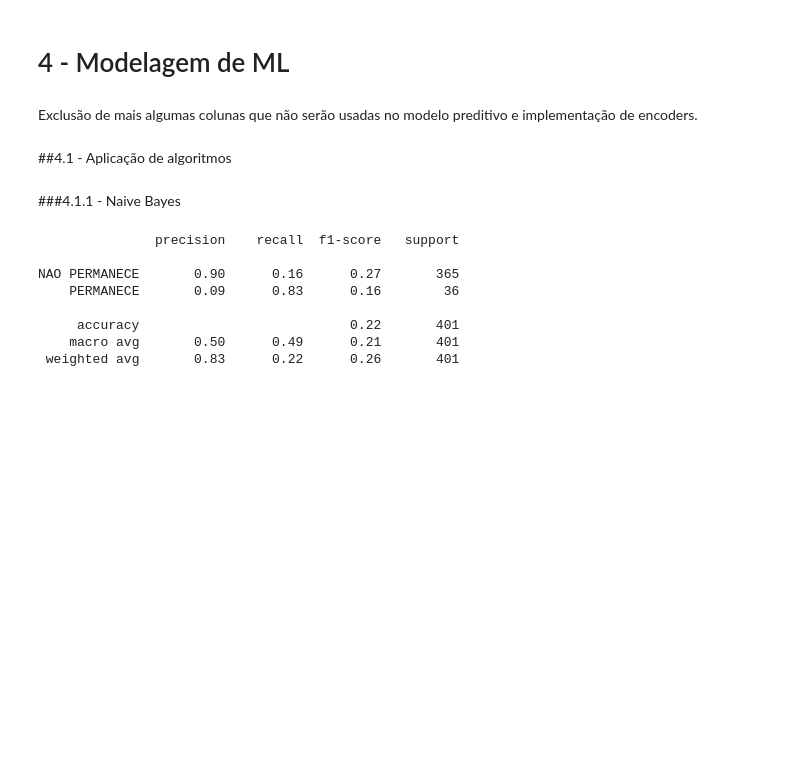
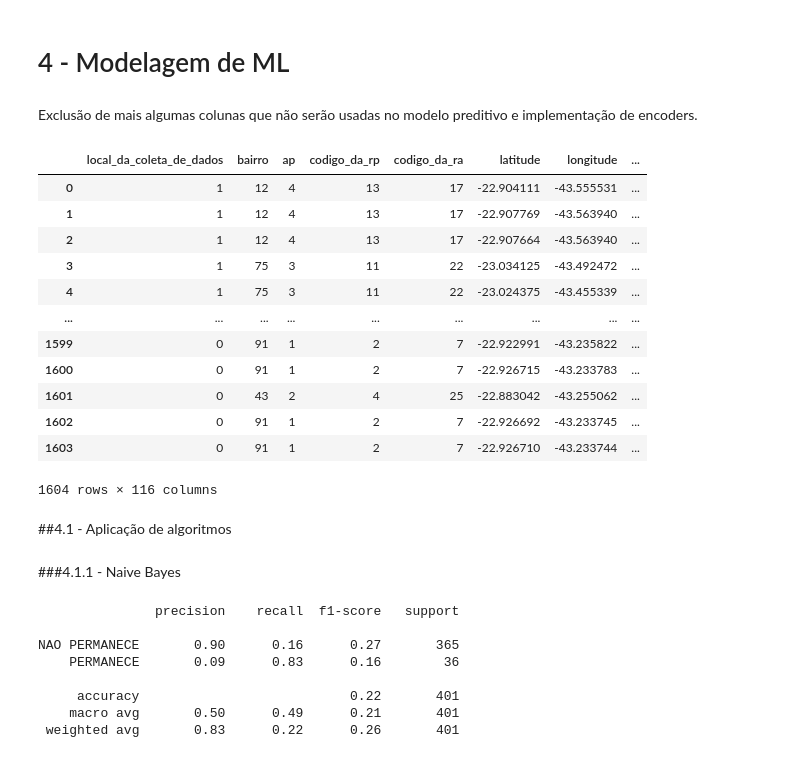
Before and after one commit to tiagosilveiraa/tccbigdata, a Jupyter notebook: TCC_PUC.ipynb, the cells around one changed output. Saved outputs shown, nothing was run; the diff lists cells and outputs as text; code cells hidden in the pictures; blank space fills up the shorter version.

```diff
--- a/TCC_PUC.ipynb
+++ b/TCC_PUC.ipynb
@@ -337,7 +312,23 @@ df_clean_ml = df_clean.drop(columns=['id','rua_acolhimento', 'metodo', 'turno',
 X = df_clean_ml.drop(columns=['permanece_abrigo_prefeitura'])
 y = df_clean_ml['permanece_abrigo_prefeitura']
 # %%
-X = X.apply(lambda x: x.astype('category').cat.codes if x.dtypes == 'object' or 'codigo' in x.name else x)
+X = X.apply(lambda x: x.cat.codes if x.dtypes == 'category' else x)
+# %%
+X
+# %% [output]
+|  | local_da_coleta_de_dados | bairro | ap | codigo_da_rp | codigo_da_ra | latitude | longitude | ... |
+| 0 | 1 | 12 | 4 | 13 | 17 | -22.904111 | -43.555531 | ... |
+| 1 | 1 | 12 | 4 | 13 | 17 | -22.907769 | -43.563940 | ... |
+| 2 | 1 | 12 | 4 | 13 | 17 | -22.907664 | -43.563940 | ... |
+| 3 | 1 | 75 | 3 | 11 | 22 | -23.034125 | -43.492472 | ... |
+| 4 | 1 | 75 | 3 | 11 | 22 | -23.024375 | -43.455339 | ... |
+| ... | ... | ... | ... | ... | ... | ... | ... | ... |
+| 1599 | 0 | 91 | 1 | 2 | 7 | -22.922991 | -43.235822 | ... |
+| 1600 | 0 | 91 | 1 | 2 | 7 | -22.926715 | -43.233783 | ... |
+| 1601 | 0 | 43 | 2 | 4 | 25 | -22.883042 | -43.255062 | ... |
+| 1602 | 0 | 91 | 1 | 2 | 7 | -22.926692 | -43.233745 | ... |
+| 1603 | 0 | 91 | 1 | 2 | 7 | -22.926710 | -43.233744 | ... |
+1604 rows × 116 columns
 # %% [markdown]
 ##4.1 - Aplicação de algoritmos
 # %%
```
Also changed, not shown: parts of 27 cells of this notebook.
